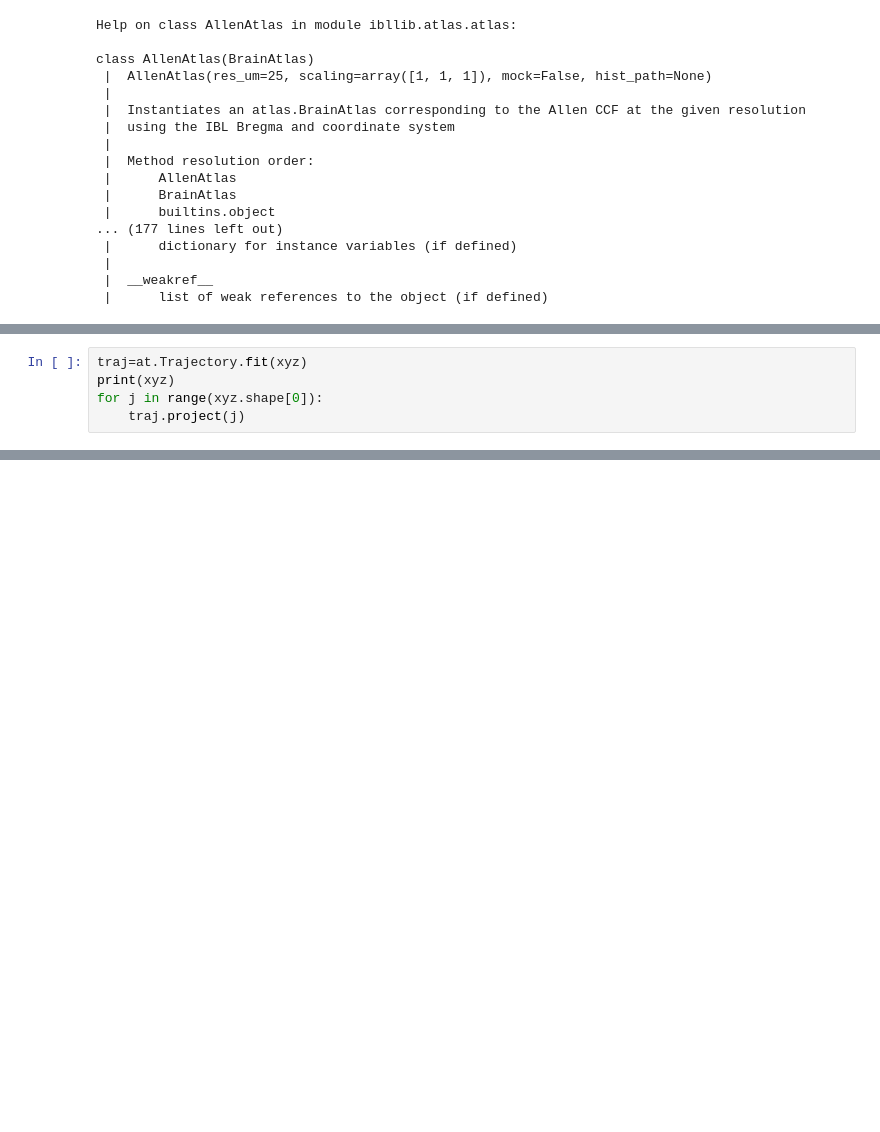
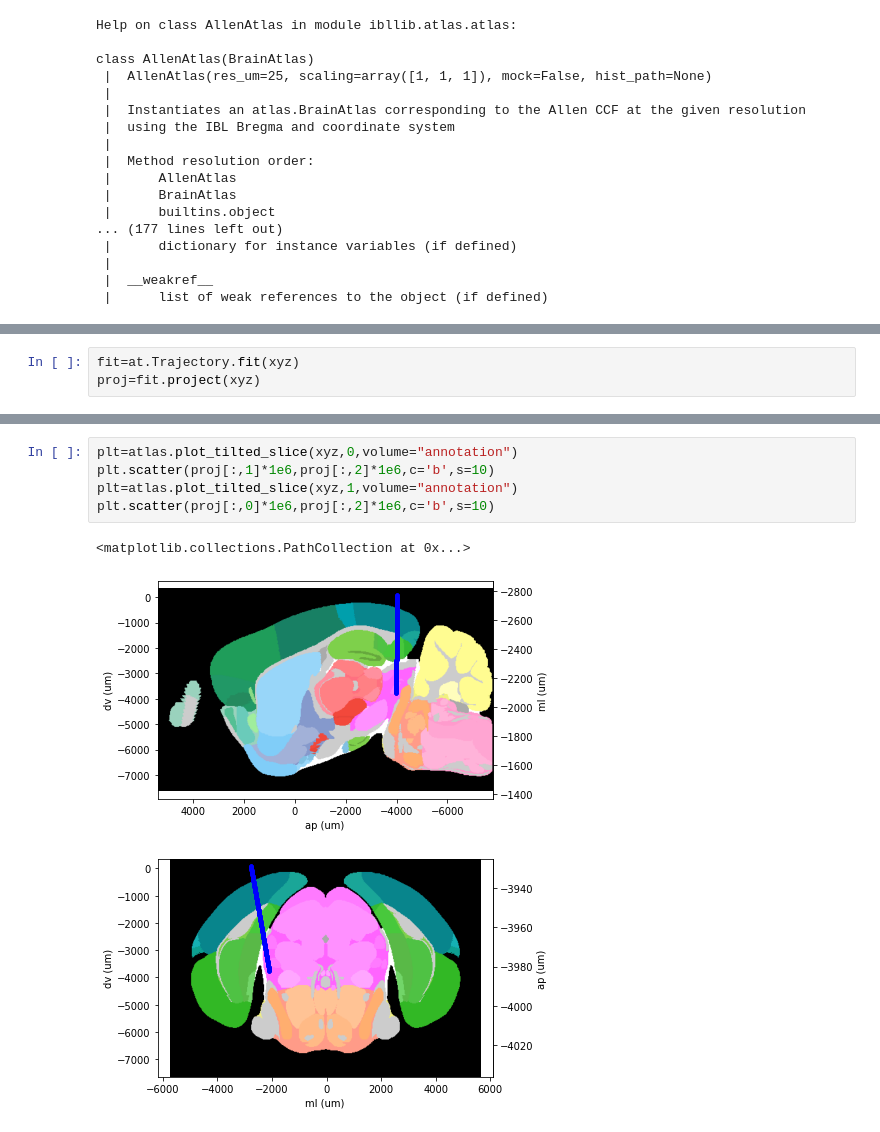
Before and after one commit to mariakesa/CommunicationSubspaces, a Jupyter notebook: PlotProbeInsertions.ipynb, the cells around one changed output, grey strips where cells are left out. Drawn from its saved outputs; the diff is of its cells as text; blank space fills up the shorter version.

Commit message:
projections

```diff
--- a/PlotProbeInsertions.ipynb
+++ b/PlotProbeInsertions.ipynb
@@ -59,8 +59,3 @@ plt.scatter(mlapdv[:,0],mlapdv[:,2],c='b',s=1)
 <matplotlib.collections.PathCollection at 0x...>
 [figure]
 [figure]
-# %%
-traj=at.Trajectory.fit(xyz)
-print(xyz)
-for j in range(xyz.shape[0]):
-    traj.project(j)
@@ -71,0 +62,3 @@ AttributeError: 'int' object has no attribute 'ndim'
+# %%
+fit=at.Trajectory.fit(xyz)
+proj=fit.project(xyz)
@@ -71,0 +75,9 @@ AttributeError: 'int' object has no attribute 'ndim'
+# %%
+plt=atlas.plot_tilted_slice(xyz,0,volume="annotation")
+plt.scatter(proj[:,1]*1e6,proj[:,2]*1e6,c='b',s=10)
+plt=atlas.plot_tilted_slice(xyz,1,volume="annotation")
+plt.scatter(proj[:,0]*1e6,proj[:,2]*1e6,c='b',s=10)
+# %% [output]
+<matplotlib.collections.PathCollection at 0x...>
+[figure, added]
+[figure, added]
```
Also changed, not shown: parts of 3 cells of this notebook.
